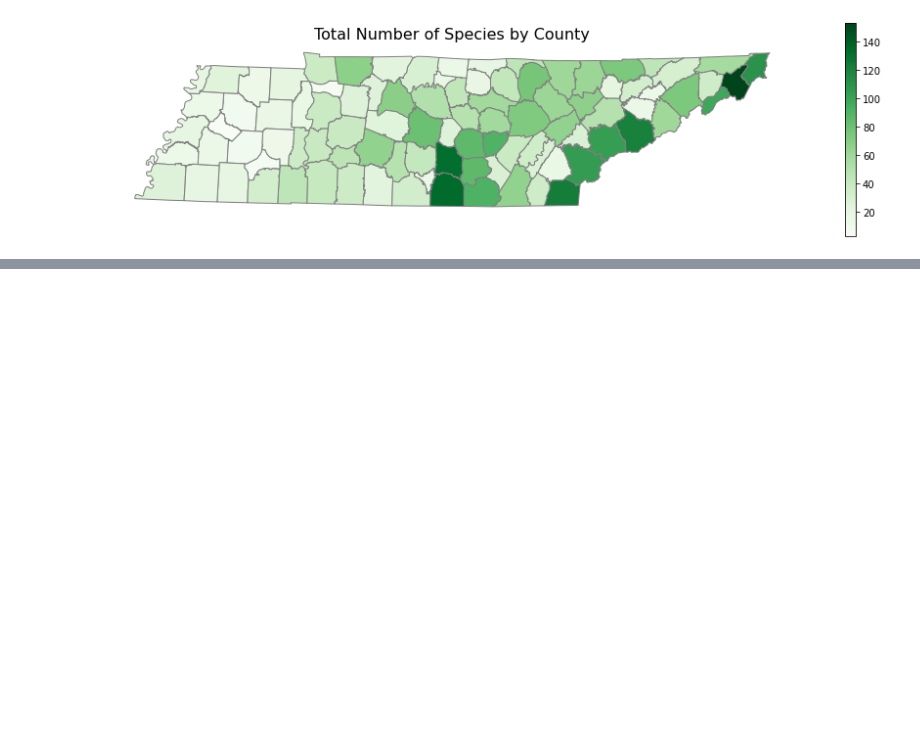
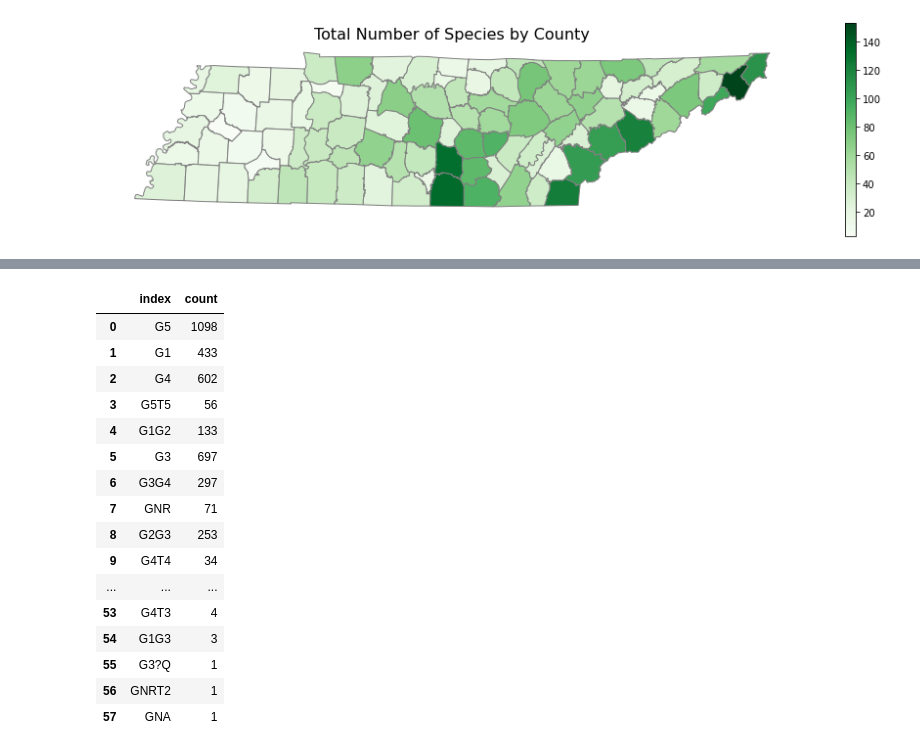
Before and after one commit to jomccall/Species-Diversity-in-Tennessee, a Jupyter notebook: notebooks/Exploration Counties Data.ipynb, the cells around one changed output, grey strips where cells are left out. Drawn from its saved outputs; the diff is of its cells as text; code cells hidden in the pictures; blank space fills up the shorter version.

```diff
--- a/notebooks/Exploration Counties Data.ipynb
+++ b/notebooks/Exploration Counties Data.ipynb
@@ -64,3 +65,6 @@ spec.head()
+# %%
+spec.columns = ['County', 'Type', 'Category', 'Scientific_Name', 'Common_Name',
+               'Global_Rank', 'State_Rank', 'Fed_Status', 'State_Status', 'Habitat', 'Wet_Habitat_Flag']
 # %%
 spec['summer'] = 1
 # %%
@@ -82,0 +138,20 @@ ax.axis('off');
+# %%
+gtype_df.reset_index(inplace = False)
+# %% [output]
+|  | index | count |
+| 0 | G5 | 1098 |
+| 1 | G1 | 433 |
+| 2 | G4 | 602 |
+| 3 | G5T5 | 56 |
+| 4 | G1G2 | 133 |
+| 5 | G3 | 697 |
+| 6 | G3G4 | 297 |
+| 7 | GNR | 71 |
+| 8 | G2G3 | 253 |
+| 9 | G4T4 | 34 |
+| ... | ... | ... |
+| 53 | G4T3 | 4 |
+| 54 | G1G3 | 3 |
+| 55 | G3?Q | 1 |
+| 56 | GNRT2 | 1 |
+| 57 | GNA | 1 |
```
Also changed, not shown: parts of 12 cells of this notebook.
